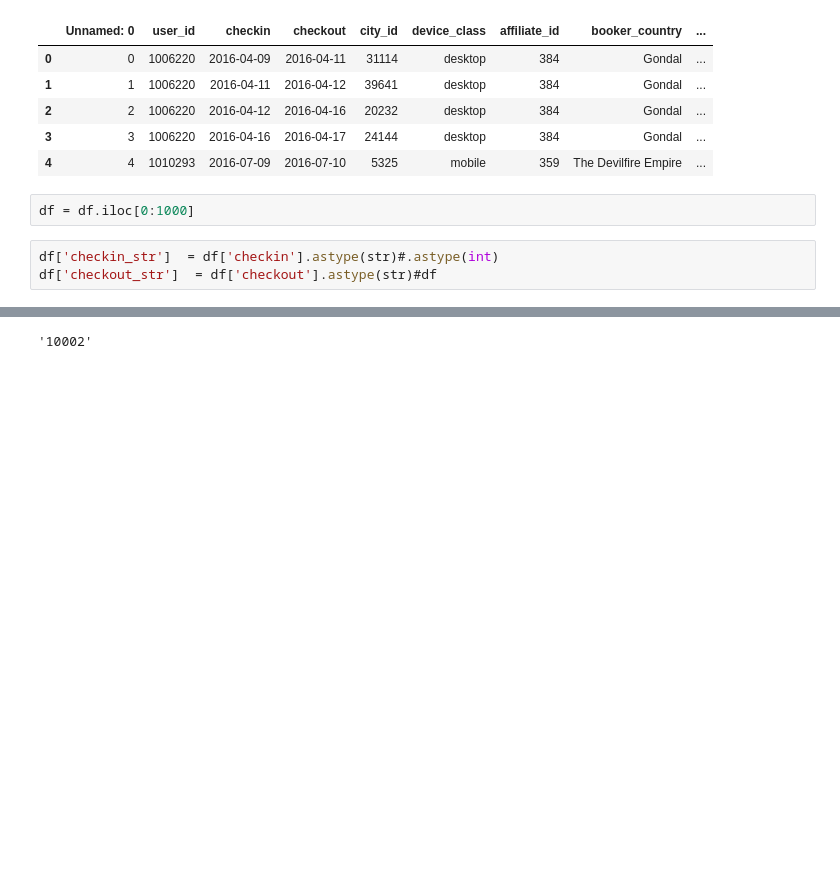
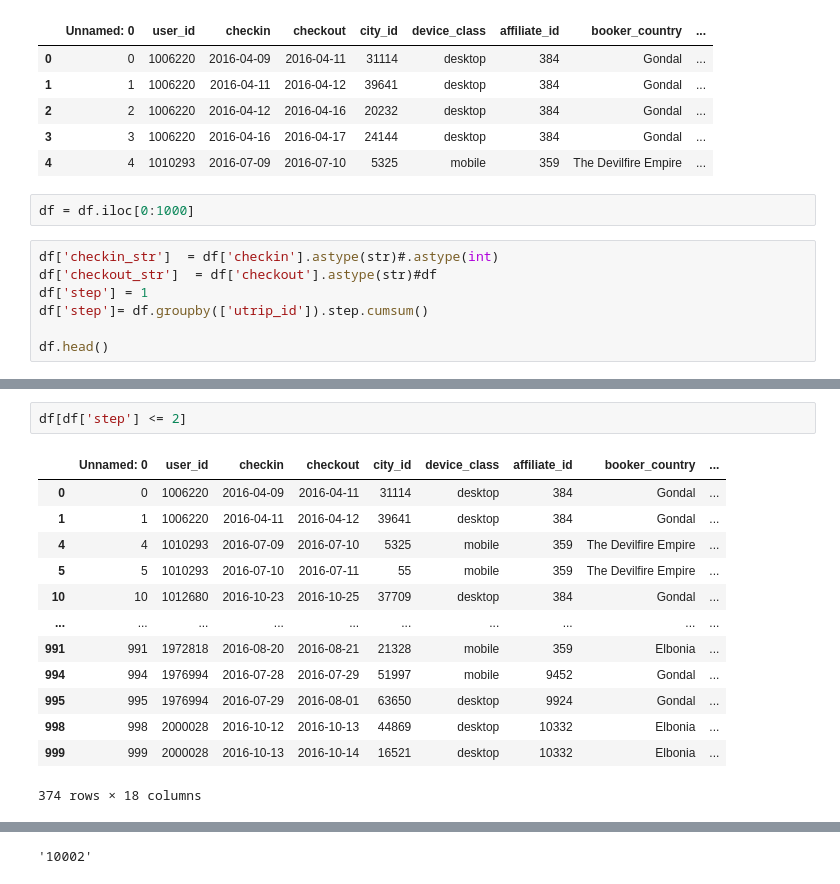
Before and after one commit to marlesson/booking_challenge, a Jupyter notebook: notebook/Data-Engineer.ipynb, the cells around one changed output, grey strips where cells are left out. Saved outputs shown, nothing was run; the diff lists cells and outputs as text; blank space fills up the shorter version.

```diff
--- a/notebook/Data-Engineer.ipynb
+++ b/notebook/Data-Engineer.ipynb
@@ -105,3 +105,7 @@ df = df.iloc[0:1000]
 # %%
 df['checkin_str']  = df['checkin'].astype(str)#.astype(int)
 df['checkout_str']  = df['checkout'].astype(str)#df
+df['step'] = 1
+df['step']= df.groupby(['utrip_id']).step.cumsum()
+
+df.head()
@@ -108,3 +119,19 @@ df['checkout_str']  = df['checkout'].astype(str)#df
+# %%
+df[df['step'] <= 2]
+# %% [output]
+|  | Unnamed: 0 | user_id | checkin | checkout | city_id | device_class | affiliate_id | booker_country | ... |
+| 0 | 0 | 1006220 | 2016-04-09 | 2016-04-11 | 31114 | desktop | 384 | Gondal | ... |
+| 1 | 1 | 1006220 | 2016-04-11 | 2016-04-12 | 39641 | desktop | 384 | Gondal | ... |
+| 4 | 4 | 1010293 | 2016-07-09 | 2016-07-10 | 5325 | mobile | 359 | The Devilfire Empire | ... |
+| 5 | 5 | 1010293 | 2016-07-10 | 2016-07-11 | 55 | mobile | 359 | The Devilfire Empire | ... |
+| 10 | 10 | 1012680 | 2016-10-23 | 2016-10-25 | 37709 | desktop | 384 | Gondal | ... |
+| ... | ... | ... | ... | ... | ... | ... | ... | ... | ... |
+| 991 | 991 | 1972818 | 2016-08-20 | 2016-08-21 | 21328 | mobile | 359 | Elbonia | ... |
+| 994 | 994 | 1976994 | 2016-07-28 | 2016-07-29 | 51997 | mobile | 9452 | Gondal | ... |
+| 995 | 995 | 1976994 | 2016-07-29 | 2016-08-01 | 63650 | desktop | 9924 | Gondal | ... |
+| 998 | 998 | 2000028 | 2016-10-12 | 2016-10-13 | 44869 | desktop | 10332 | Elbonia | ... |
+| 999 | 999 | 2000028 | 2016-10-13 | 2016-10-14 | 16521 | desktop | 10332 | Elbonia | ... |
+374 rows × 18 columns
 # %%
 def count_hotel(hotel_country):
     return len(list(np.unique(hotel_country)))
```
Also changed, not shown: parts of 6 cells of this notebook, 4 other files.
